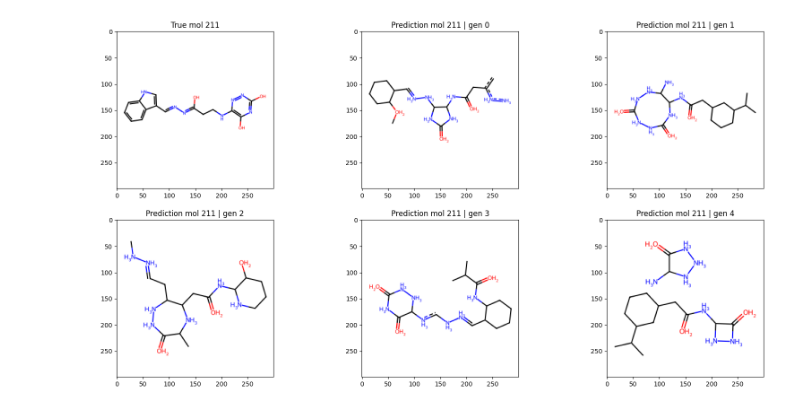
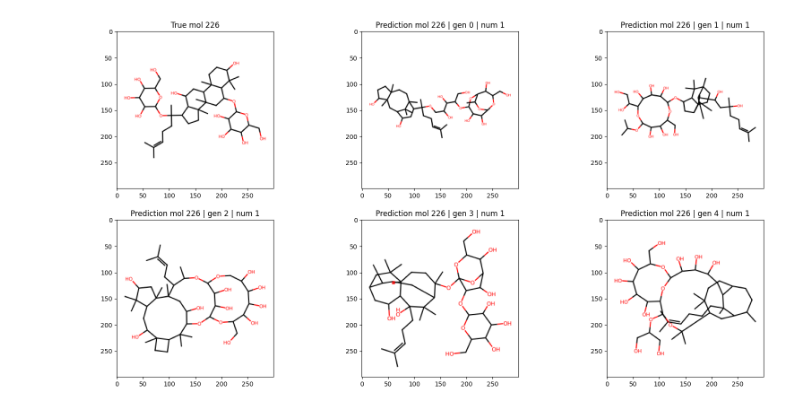
Before and after one commit to etienneguevel/DiffMs, a Jupyter notebook: notebooks/visualize_mols.ipynb, the cells around one changed output. Saved outputs shown, nothing was run; the diff lists cells and outputs as text; code cells hidden in the pictures.

```diff
--- a/notebooks/visualize_mols.ipynb
+++ b/notebooks/visualize_mols.ipynb
@@ -14,3 +14,29 @@ with (open(mol_path / "true.pkl", "rb")) as openfile:
 
 with open(mol_path / "pred.pkl", "rb") as openfile:
     predicted_mols = pickle.load(openfile)
+# %%
+import numpy as np
+from rdkit.Chem import DataStructs
+from rdkit.Chem import rdFingerprintGenerator
+from rdkit.Chem.rdchem import Mol
+
+from diffms.utils import tanimoto_sim
+
+def mol_to_fingerprint(m: Mol, radius: int = 3, nbits: int = 2048):
+    morgan_gen = rdFingerprintGenerator.GetMorganGenerator(
+        radius=radius,
+        fpSize=nbits
+    )
+
+    curr_fp = morgan_gen.GetFingerprint(m)
+
+    fingerprint = np.zeros((0,), dtype=np.uint8)
+    DataStructs.ConvertToNumpyArray(curr_fp, fingerprint)
+
+    return fingerprint
+
+def tanimoto_sim_mol(mol1: Mol, mol2: Mol):
+    fp1 = mol_to_fingerprint(mol1)
+    fp2 = mol_to_fingerprint(mol2)
+
+    return tanimoto_sim(fp1, fp2)
@@ -17,13 +83,19 @@ with open(mol_path / "pred.pkl", "rb") as openfile:
 # %%
 import random
+from collections import Counter
 
 import matplotlib.pyplot as plt
-from rdkit.Chem import Draw
+from rdkit.Chem import Draw, MolFromSmiles
+
+from diffms.utils import is_valid, mol2smiles
 
 idx = random.choice(range(len(true_mols)))
 
 tm = true_mols[idx]
-preds = predicted_mols[idx]
+preds = [p for p in predicted_mols[idx] if is_valid(p)]
+c = Counter([mol2smiles(p) for p in preds])
+
+top_smiles = [(MolFromSmiles(s), num) for s, num in c.most_common(5)]
 
 tm_img = Draw.MolToImage(tm)
 
@@ -33,11 +105,11 @@ ax[0][0].imshow(tm_img)
 ax[0][0].set_title(f"True mol {idx}")
 
 
-for i, pm in enumerate(preds):
+for i, (pm, num) in enumerate(top_smiles):
     pm_img = Draw.MolToImage(pm)
 
     ax[(i+1)//3][(i+1)%3].imshow(pm_img)
-    ax[(i+1)//3][(i+1)%3].set_title(f"Prediction mol {idx} | gen {i}")
+    ax[(i+1)//3][(i+1)%3].set_title(f"Prediction mol {idx} | gen {i} | num {num}")
 
 plt.show()
 # %% [output]
@@ -44 +120 @@ plt.show()
-[figure, old version]
+[figure, new version]
```
Also changed, not shown: parts of 2 cells of this notebook, 1 other file.
